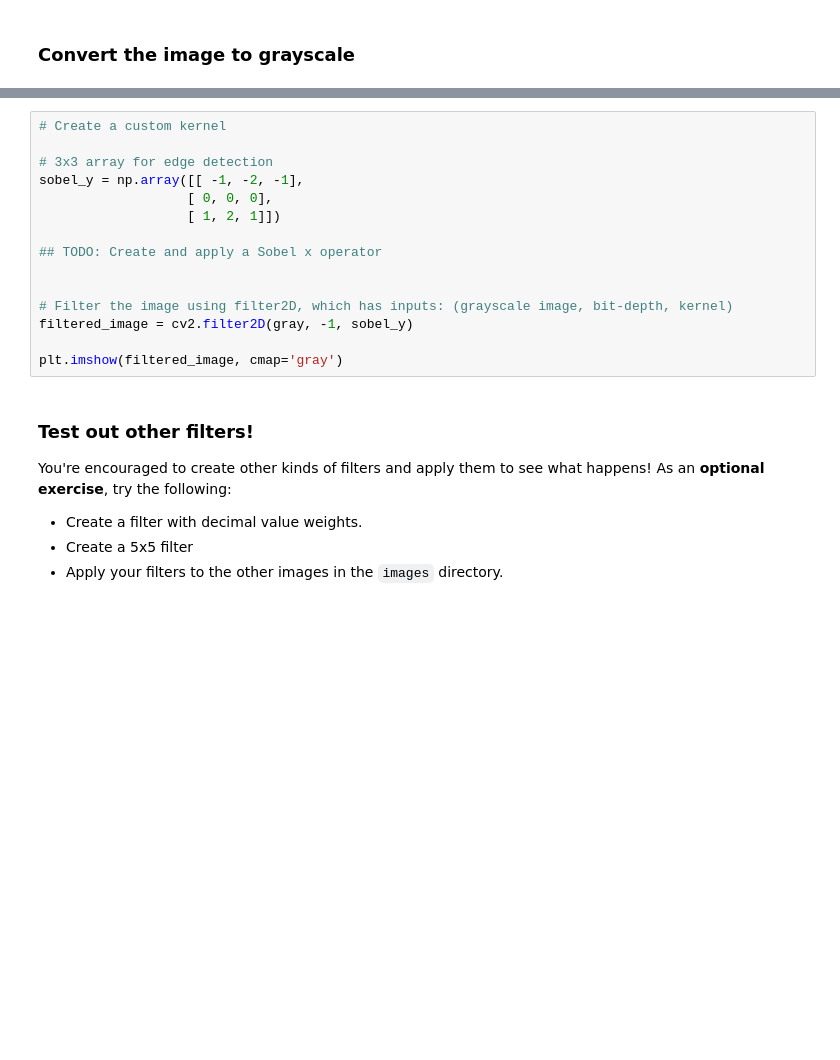
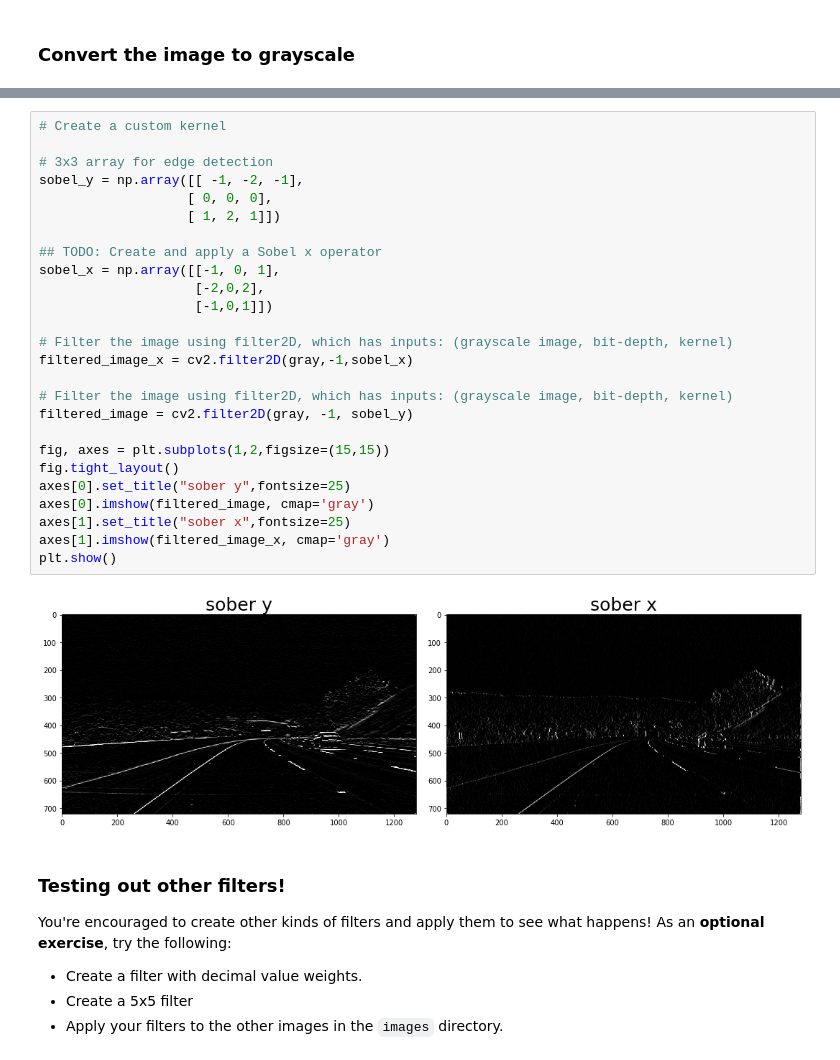
Before and after one commit to CheloGE/PytorchWork, a Jupyter notebook: CV edge detection filters/custom_filters.ipynb, the cells around one changed output, grey strips where cells are left out. Drawn from its saved outputs; the diff is of its cells as text; blank space fills up the shorter version.

Commit message:
practice of openCV filters ended

```diff
--- a/CV edge detection filters/custom_filters.ipynb
+++ b/CV edge detection filters/custom_filters.ipynb
@@ -37,20 +46,33 @@ For a challenge, see if you can put the image through a series of filters: first
 # %%
 # Create a custom kernel
 
 # 3x3 array for edge detection
 sobel_y = np.array([[ -1, -2, -1],
                    [ 0, 0, 0],
                    [ 1, 2, 1]])
 
 ## TODO: Create and apply a Sobel x operator
+sobel_x = np.array([[-1, 0, 1],
+                    [-2,0,2],
+                    [-1,0,1]])
 
+# Filter the image using filter2D, which has inputs: (grayscale image, bit-depth, kernel)
+filtered_image_x = cv2.filter2D(gray,-1,sobel_x)
 
 # Filter the image using filter2D, which has inputs: (grayscale image, bit-depth, kernel)
 filtered_image = cv2.filter2D(gray, -1, sobel_y)
 
-plt.imshow(filtered_image, cmap='gray')
+fig, axes = plt.subplots(1,2,figsize=(15,15))
+fig.tight_layout()
+axes[0].set_title("sober y",fontsize=25)
+axes[0].imshow(filtered_image, cmap='gray')
+axes[1].set_title("sober x",fontsize=25)
+axes[1].imshow(filtered_image_x, cmap='gray')
+plt.show()
+# %% [output]
+[figure, added]
 # %% [markdown]
-### Test out other filters!
+### Testing out other filters!
 
 You're encouraged to create other kinds of filters and apply them to see what happens! As an **optional exercise**, try the following:
 * Create a filter with decimal value weights.
```
Also changed, not shown: parts of 4 cells of this notebook, 5 other files.
